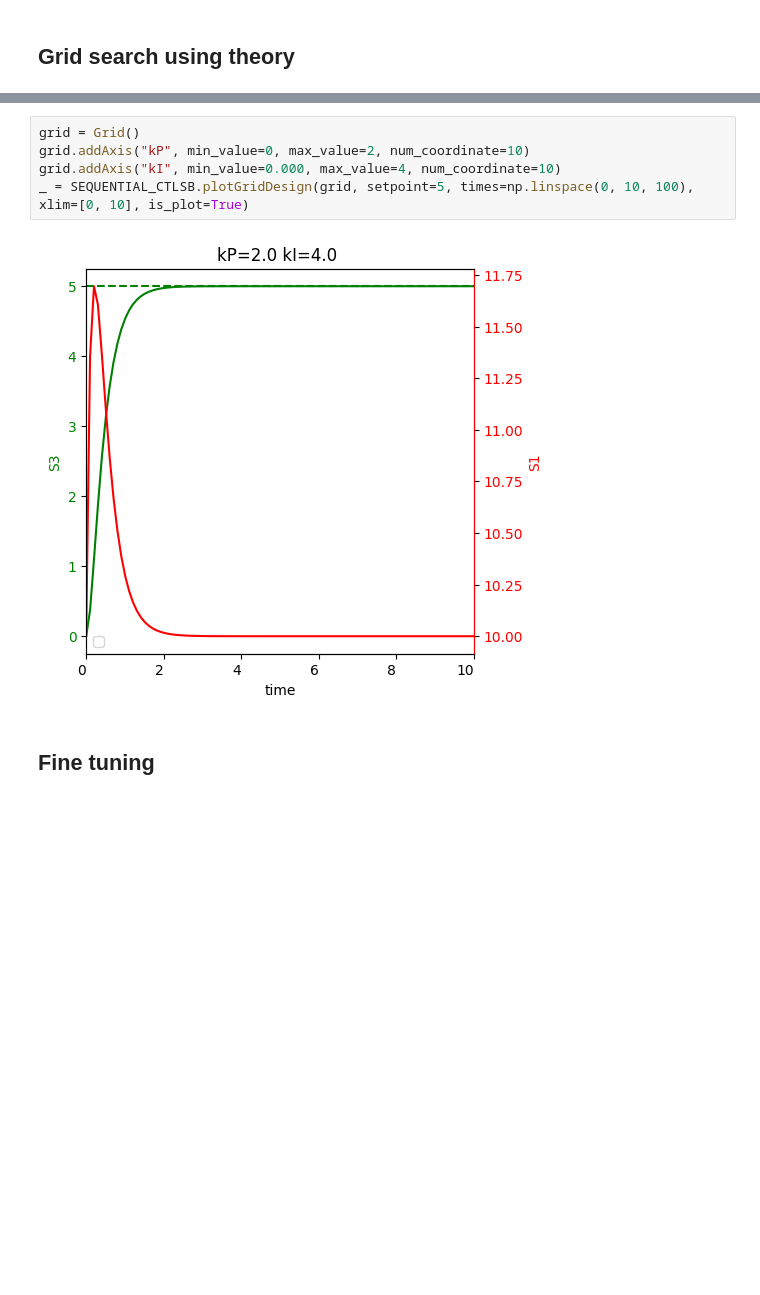
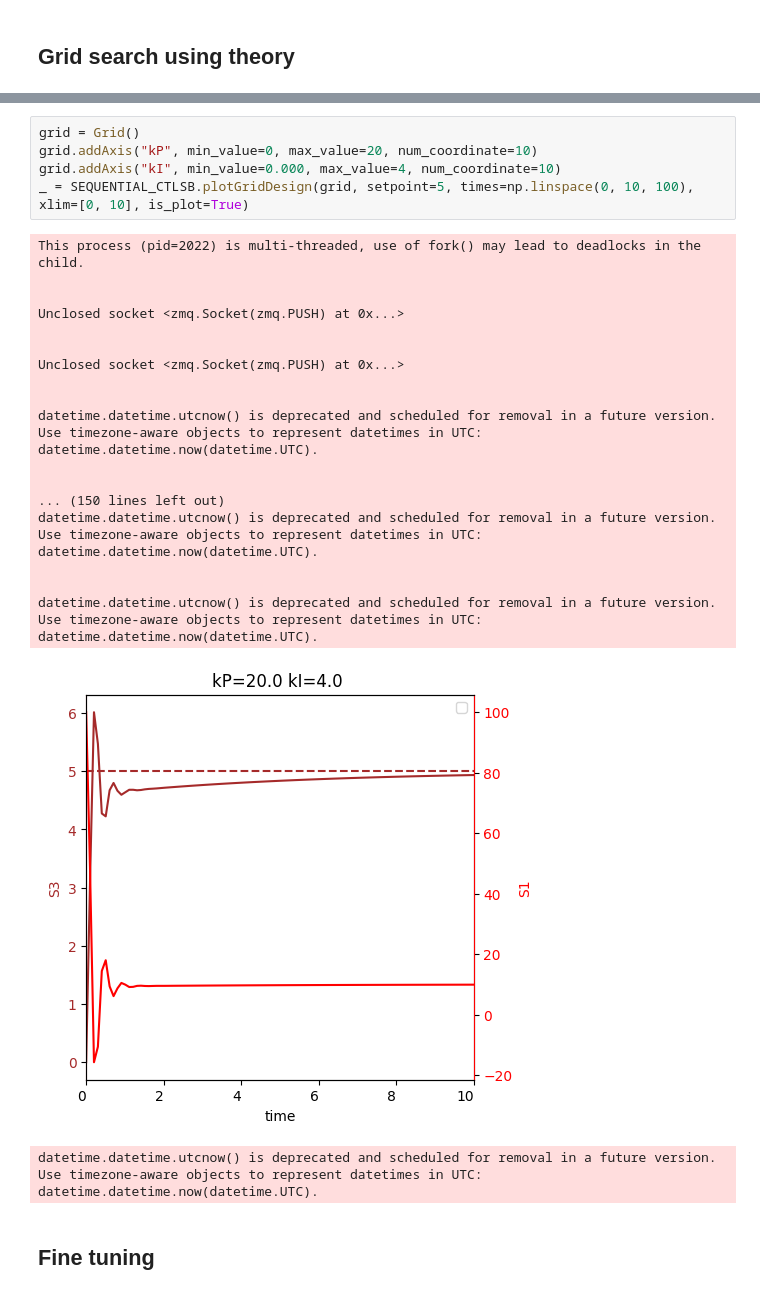
Before and after one commit to joseph-hellerstein/advanced-controls-lectures, a Jupyter notebook: short_class_lectures/Lecture_7_Root_Locus_Design/root_locus_analysis.ipynb, the cells around one changed output, grey strips where cells are left out. Drawn from its saved outputs; the diff is of its cells as text; blank space fills up the shorter version.

```diff
--- a/short_class_lectures/Lecture_7_Root_Locus_Design/root_locus_analysis.ipynb
+++ b/short_class_lectures/Lecture_7_Root_Locus_Design/root_locus_analysis.ipynb
@@ -612,10 +644,28 @@ Type:      method
 # %%
 grid = Grid()
-grid.addAxis("kP", min_value=0, max_value=2, num_coordinate=10)
+grid.addAxis("kP", min_value=0, max_value=20, num_coordinate=10)
 grid.addAxis("kI", min_value=0.000, max_value=4, num_coordinate=10)
 _ = SEQUENTIAL_CTLSB.plotGridDesign(grid, setpoint=5, times=np.linspace(0, 10, 100), xlim=[0, 10], is_plot=True)
 # %% [output]
+This process (pid=2022) is multi-threaded, use of fork() may lead to deadlocks in the child.
+
+
+Unclosed socket <zmq.Socket(zmq.PUSH) at 0x...>
+
+
+Unclosed socket <zmq.Socket(zmq.PUSH) at 0x...>
+
+
+datetime.datetime.utcnow() is deprecated and scheduled for removal in a future version. Use timezone-aware objects to represent datetimes in UTC: datetime.datetime.now(datetime.UTC).
+
+
+... (150 lines left out)
+datetime.datetime.utcnow() is deprecated and scheduled for removal in a future version. Use timezone-aware objects to represent datetimes in UTC: datetime.datetime.now(datetime.UTC).
+
+
+datetime.datetime.utcnow() is deprecated and scheduled for removal in a future version. Use timezone-aware objects to represent datetimes in UTC: datetime.datetime.now(datetime.UTC).
-[figure, old version]
+[figure, new version]
+datetime.datetime.utcnow() is deprecated and scheduled for removal in a future version. Use timezone-aware objects to represent datetimes in UTC: datetime.datetime.now(datetime.UTC).
 # %% [markdown]
 ## Fine tuning
 # %%
```
Also changed, not shown: parts of 31 cells of this notebook.
